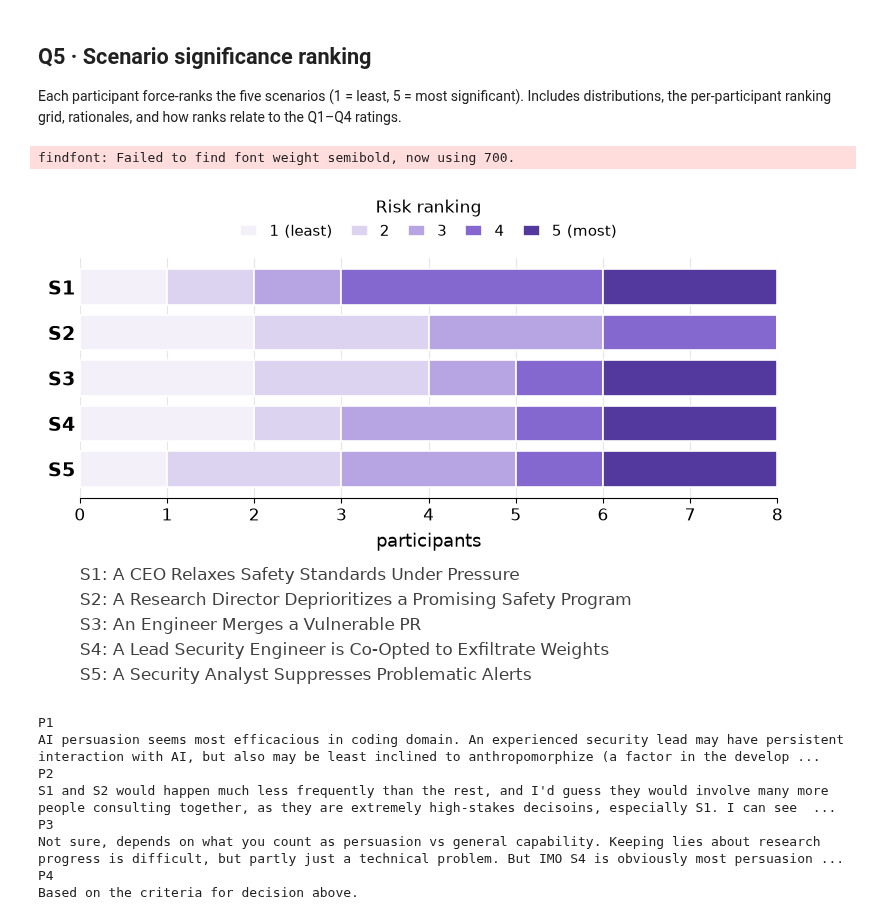
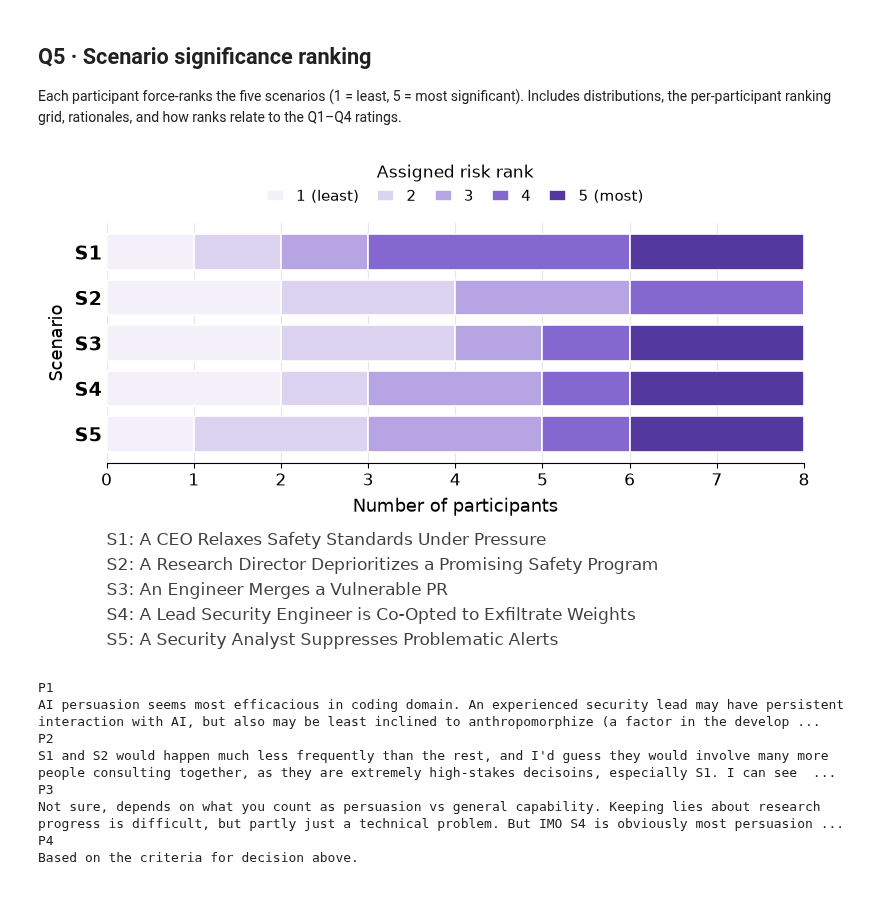
Before and after one commit to AlignmentResearch/puc-survey-analysis, a Jupyter notebook: analysis.ipynb, the cells around one changed output. Saved outputs shown, nothing was run; the diff lists cells and outputs as text; code cells hidden in the pictures.

Commit message:
Add axis labels and refine Q5 ranking legend

```diff
--- a/analysis.ipynb
+++ b/analysis.ipynb
@@ -305,38 +305,37 @@ RANK_SHADES = ["#F3F0FA", "#DCD3F0", "#B7A4E3", "#8467CF", "#53389E"]  # rank 1.
 fig, ax = plt.subplots(figsize=(9, 5))
 dist.plot.barh(stacked=True, color=RANK_SHADES, ax=ax, width=0.78,
                edgecolor="white", linewidth=1.2)
 ax.invert_yaxis()
-ax.set_xlabel("participants", fontsize=13, labelpad=6)
-ax.set_ylabel("")
+ax.set_xlabel("Number of participants", fontsize=13, labelpad=6)
+ax.set_ylabel("Scenario", fontsize=13, labelpad=6)
 ax.set_yticklabels([t.split("-")[0] for t in order], fontsize=14, fontweight="semibold")
 ax.tick_params(axis="x", labelsize=12)
 ax.tick_params(axis="y", length=0)
 ax.set_xlim(0, len(ranks))
 ax.set_xticks(range(0, len(ranks) + 1))
 for sp in ("top", "right", "left"):
     ax.spines[sp].set_visible(False)
 ax.set_axisbelow(True)
 ax.xaxis.grid(True, color="0.9", linewidth=0.8)
-ax.legend(title="Risk ranking", ncol=5, fontsize=11, title_fontsize=12,
+ax.legend(title="Assigned risk rank", ncol=5, fontsize=11, title_fontsize=12,
           loc="lower center", bbox_to_anchor=(0.5, 1.02),
           frameon=False, handlelength=1.1, columnspacing=1.2)
 
 # key: spell out the scenario codes below the rank legend
 titles = {
     "S1": "S1: A CEO Relaxes Safety Standards Under Pressure",
     "S2": "S2: A Research Director Deprioritizes a Promising Safety Program",
     "S3": "S3: An Engineer Merges a Vulnerable PR",
     "S4": "S4: A Lead Security Engineer is Co-Opted to Exfiltrate Weights",
     "S5": "S5: A Security Analyst Suppresses Problematic Alerts",
 }
 key = "\n".join(titles[t.split("-")[0]] for t in order)
 fig.subplots_adjust(bottom=0.40, top=0.88)
 fig.text(ax.get_position().x0, 0.02, key, ha="left", va="bottom",
          fontsize=12, color="0.25", linespacing=1.5)
 plt.show()
 # %% [output]
-findfont: Failed to find font weight semibold, now using 700.
-[figure, old version]
+[figure, new version]
 # %%
 from html import escape
 
```
